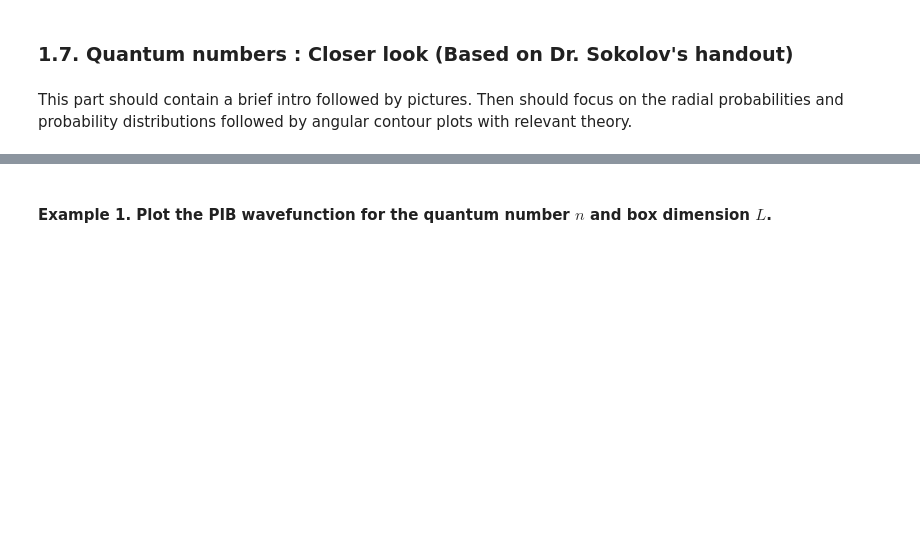
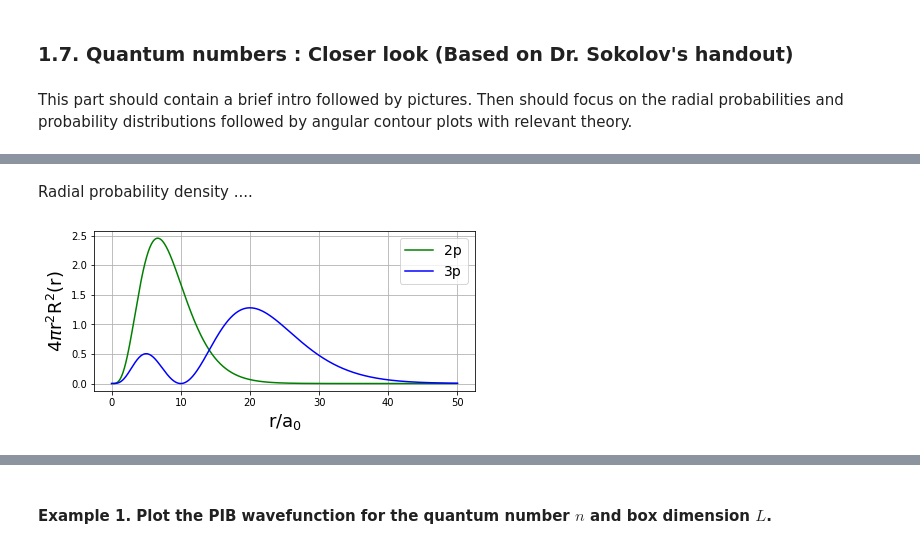
Before and after one commit to sokolov-group/jupyter_handouts, a Jupyter notebook: 03_hydrogen_atom/03_hydrogen_atom.ipynb, the cells around one changed output, grey strips where cells are left out. Cells and saved outputs as stored; diff of their text form; code cells hidden in the pictures; blank space fills up the shorter version.

```diff
--- a/03_hydrogen_atom/03_hydrogen_atom.ipynb
+++ b/03_hydrogen_atom/03_hydrogen_atom.ipynb
@@ -32,0 +192,18 @@ Then should focus on the radial probabilities and probability distributions foll
+# %% [markdown]
+Radial probability density ....
+# %%
+#Compute radial distribution
+fig = plt.figure(figsize=(15,10))
+
+
+#plot 2p and 3p radial distribution
+#r = np.linspace(0, 30, 1000)
+ax1 = fig.add_subplot(3,2,3)
+ax1.plot(r, D_2p, 'g', label='2p')
+ax1.plot(r, D_3p, 'b', label='3p')
+plt.xlabel("r/a$_{0}$", fontsize=18)
+plt.ylabel("4$\pi$r$^{2}$R$^{2}$(r)", fontsize=18)
+plt.grid()
+leg = ax1.legend(fontsize=14)
+# %% [output]
+[figure, added]
```
Also changed, not shown: parts of 17 cells of this notebook, 1 other file.
